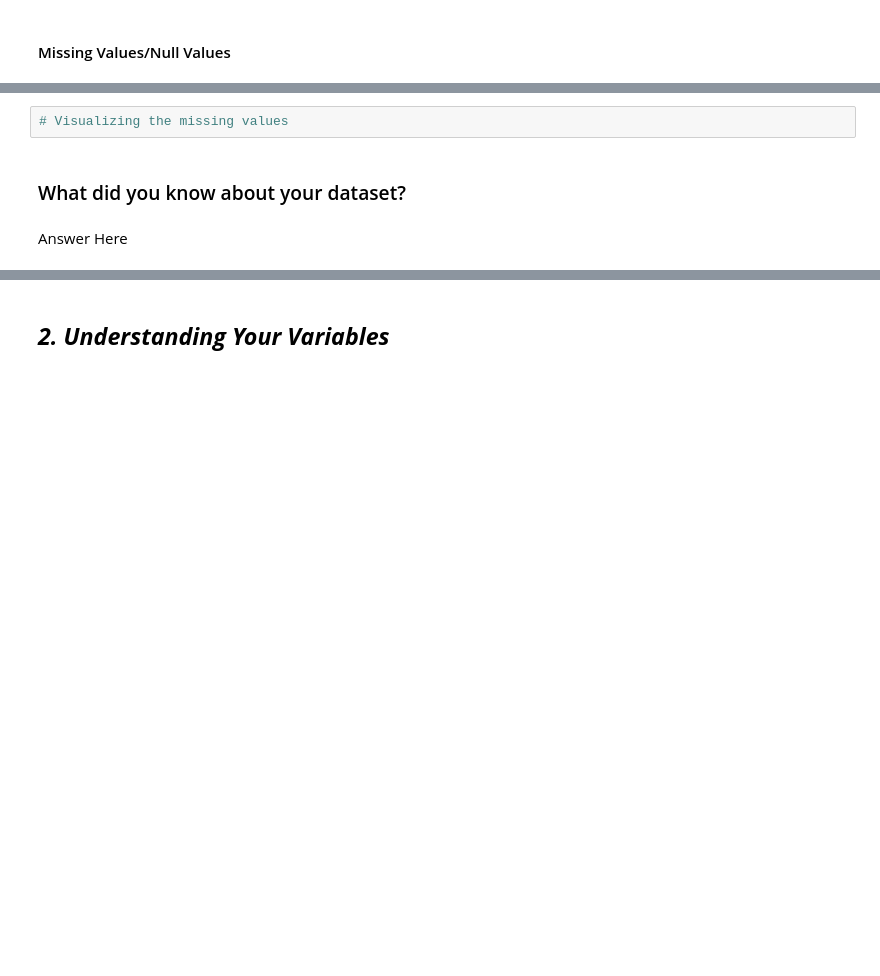
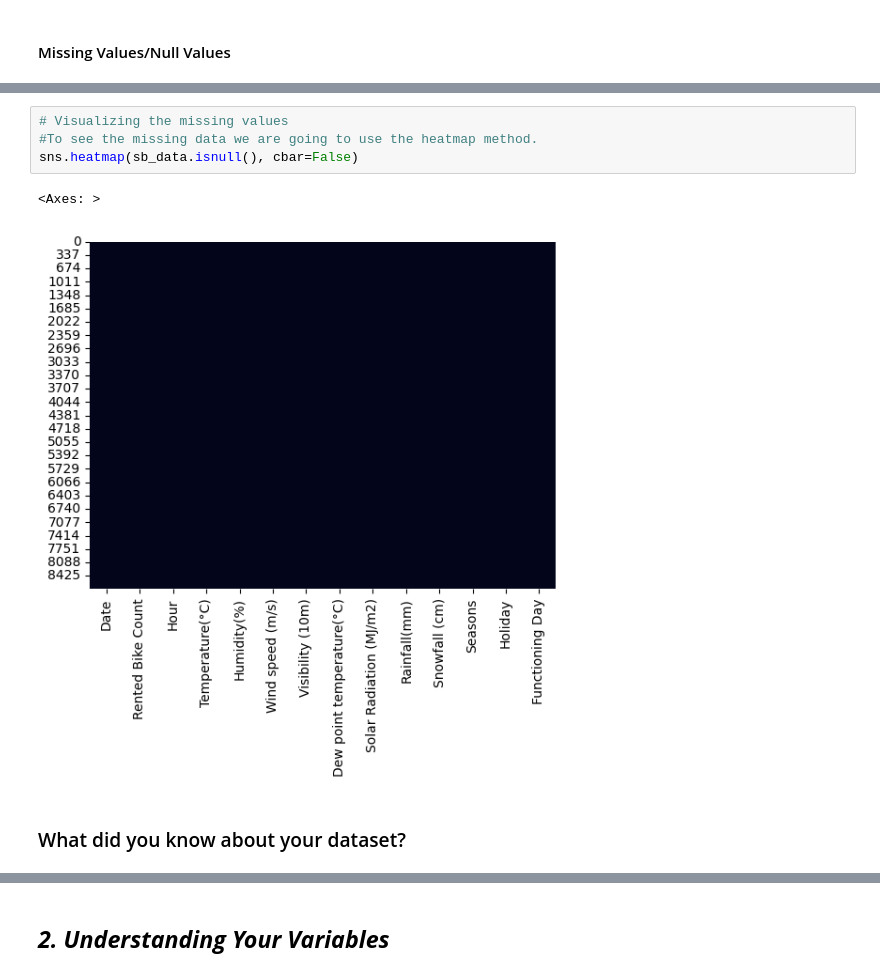
Before and after one commit to Vijaysiraw/ML_Regression_Bike_Sharing_Demand_Prediction, a Jupyter notebook: ML_Regression_Bike_Sharing_Demand_Prediction.ipynb, the cells around one changed output, grey strips where cells are left out. Cells and saved outputs as stored; diff of their text form; blank space fills up the shorter version.

```diff
--- a/ML_Regression_Bike_Sharing_Demand_Prediction.ipynb
+++ b/ML_Regression_Bike_Sharing_Demand_Prediction.ipynb
@@ -151,6 +174,9 @@ memory usage: 958.2+ KB
-# %%
-# Visualizing the missing values
+# %%
+# Visualizing the missing values
+#To see the missing data we are going to use the heatmap method.
+sns.heatmap(sb_data.isnull(), cbar=False)
+# %% [output]
+<Axes: >
+[figure, added]
 # %% [markdown]
 ### What did you know about your dataset?
-# %% [markdown]
-Answer Here
```
Also changed, not shown: parts of 9 cells of this notebook.
